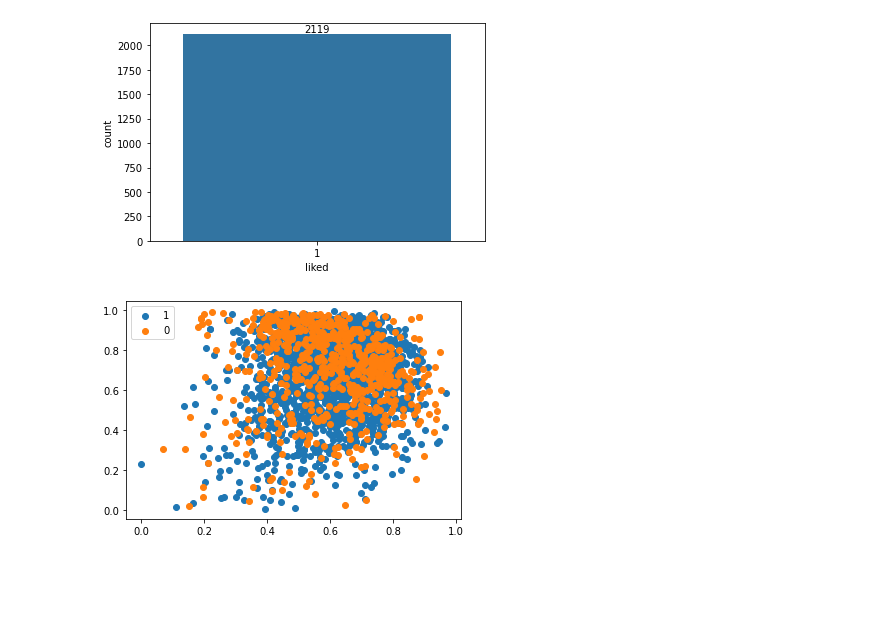
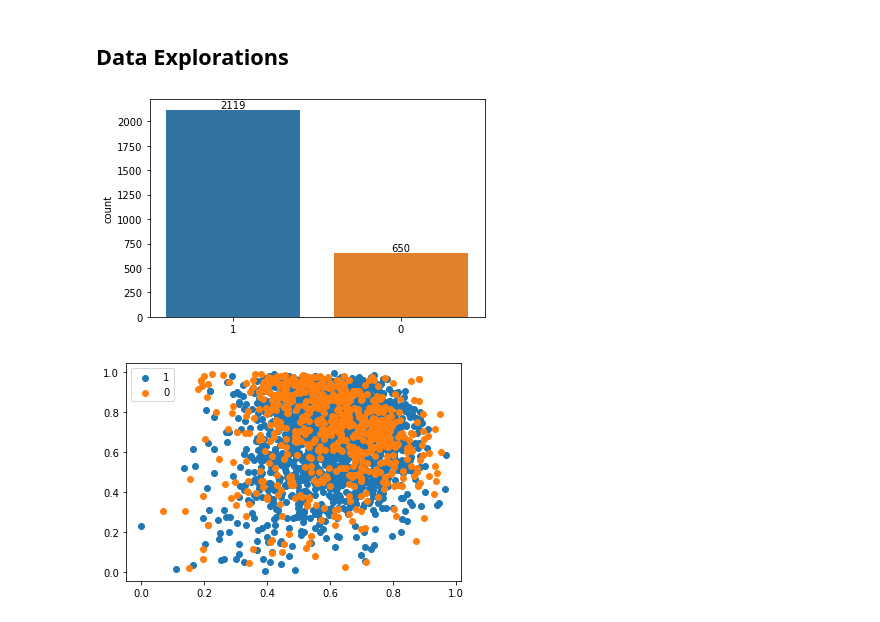
Before and after one commit to Hadryan/Personalized-Music-Recommendations, a Jupyter notebook: scikit_models.ipynb, the cells around one changed output. Saved outputs shown, nothing was run; the diff lists cells and outputs as text; code cells hidden in the pictures; blank space fills up the shorter version.

```diff
--- a/scikit_models.ipynb
+++ b/scikit_models.ipynb
@@ -17,6 +32,12 @@ from sklearn.model_selection import train_test_split
 # %%
 df = pd.read_csv("outputs\songs.csv")
-X = df.iloc[:, 3:17]
-y = df.liked
-# print(list(df.columns))
-# df
+
+df_X = df.iloc[:, 3:16]
+df_y = df.liked
+
+X = np.array(df.iloc[:, 3:16])
+y = np.array(df.liked)
+
+print(list(df_X.columns))
+print(X.shape)
+df
@@ -23,14 +60,13 @@ y = df.liked
+# %% [markdown]
+## Data Explorations
 # %%
-X = df.iloc[:, 3:17]
-y = df.liked
-
-ax = sns.countplot(y, label="Sum", order=[1, ])
-values = y.value_counts().values
+ax = sns.countplot(y, label="Sum", order=[1, 0])
+values = df.liked.value_counts().values
 
 for i, p in enumerate(ax.patches):
     height = p.get_height()
     ax.text(p.get_x() + p.get_width()/2., height + 20, values[i], ha="center")
 plt.show()
 # %% [output]
-[figure, old version]
+[figure, new version]
 # %%
```
Also changed, not shown: parts of 26 cells of this notebook.
